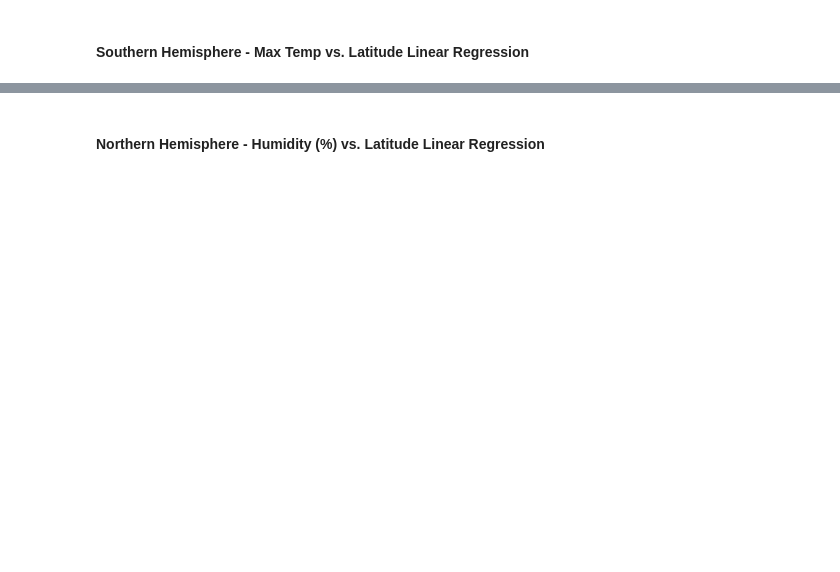
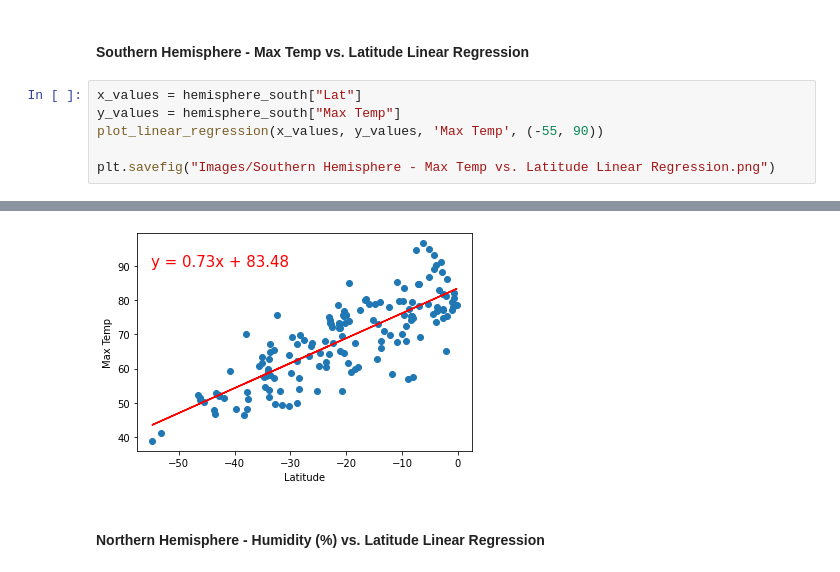
Before and after one commit to emansuetti/Python_API_Challenge, a Jupyter notebook: WeatherPy.ipynb, the cells around one changed output, grey strips where cells are left out. Cells and saved outputs as stored; diff of their text form; blank space fills up the shorter version.

```diff
--- a/WeatherPy.ipynb
+++ b/WeatherPy.ipynb
@@ -283,2 +314,9 @@ plt.savefig("Images/City Latitude vs Wind Speed (mph).png")
 # %% [markdown]
 ####  Southern Hemisphere - Max Temp vs. Latitude Linear Regression
+# %%
+x_values = hemisphere_south["Lat"]
+y_values = hemisphere_south["Max Temp"]
+plot_linear_regression(x_values, y_values, 'Max Temp', (-55, 90))
+
+plt.savefig("Images/Southern Hemisphere - Max Temp vs. Latitude Linear Regression.png")
+# %% [output]
@@ -285,2 +325,3 @@ plt.savefig("Images/City Latitude vs Wind Speed (mph).png")
+[figure, added]
 # %% [markdown]
 ####  Northern Hemisphere - Humidity (%) vs. Latitude Linear Regression
```
Also changed, not shown: parts of 9 cells of this notebook, 8 other files.
